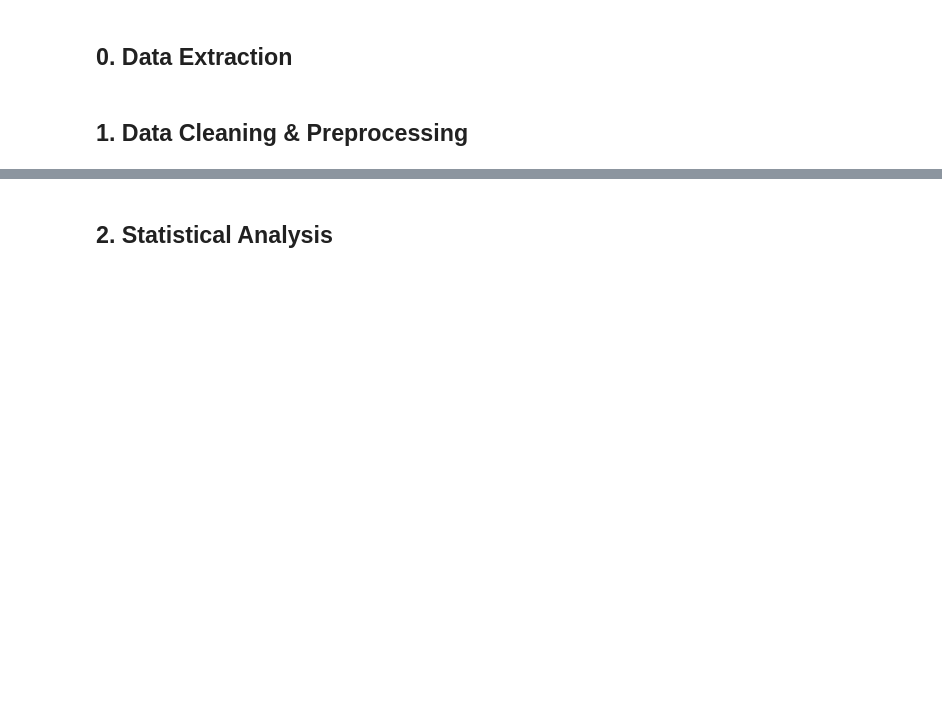
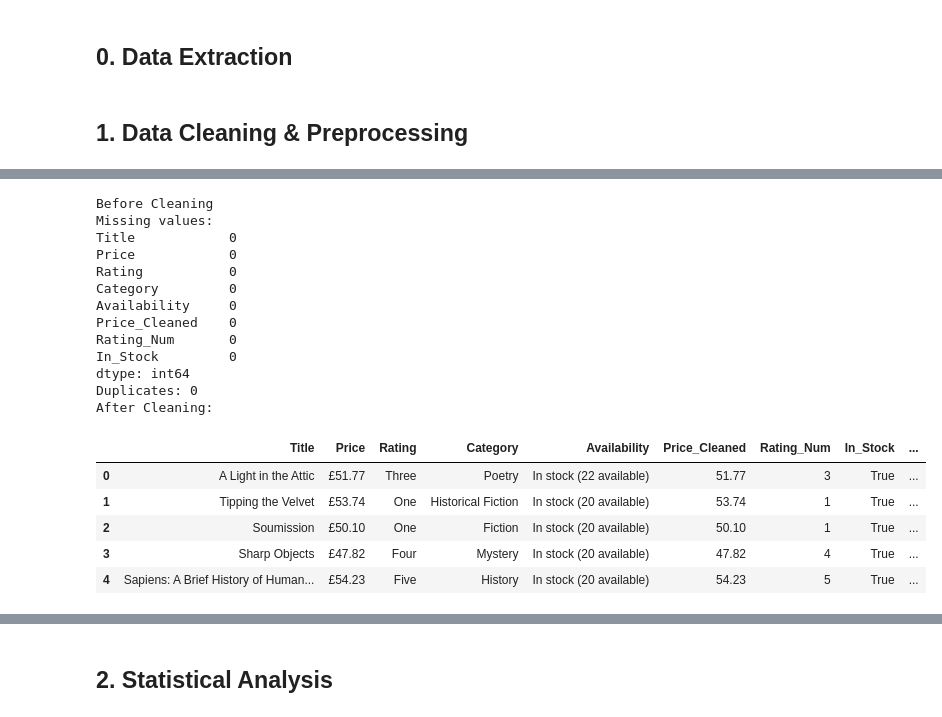
Before and after one commit to senavirathne/programming-for-data-science-coursework-2025-2, a Jupyter notebook: coursework_COMScDS252P-002/question2_ecommerce_analysis/ecommerce_analysis.ipynb, the cells around one changed output, grey strips where cells are left out. Drawn from its saved outputs; the diff is of its cells as text; code cells hidden in the pictures; blank space fills up the shorter version.

```diff
--- a/coursework_COMScDS252P-002/question2_ecommerce_analysis/ecommerce_analysis.ipynb
+++ b/coursework_COMScDS252P-002/question2_ecommerce_analysis/ecommerce_analysis.ipynb
@@ -61,28 +83,49 @@ def clean_availability(avail_str):
 # %%
 # Apply Cleaning
 df['Price_Cleaned'] = df['Price'].apply(clean_price)
 df['Rating_Num'] = df['Rating'].apply(clean_rating)
 df['In_Stock'] = df['Availability'].apply(clean_availability)
 
 # Check for nulls and duplicates
+print('Before Cleaning')
 print(f"Missing values:\n{df.isnull().sum()}")
 print(f"Duplicates: {df.duplicated().sum()}")
 
 # Drop duplicates if any
 df = df.drop_duplicates()
 
 # Derive Price Category
 def categorize_price(price):
     if price < 20:
         return 'Budget'
     elif 20 <= price <= 40:
         return 'Mid-range'
     else:
         return 'Premium'
 
 df['Price_Category'] = df['Price_Cleaned'].apply(categorize_price)
-
-display(df.head())
+print('After Cleaning:')
+df.head()
+# %% [output]
+Before Cleaning
+Missing values:
+Title            0
+Price            0
+Rating           0
+Category         0
+Availability     0
+Price_Cleaned    0
+Rating_Num       0
+In_Stock         0
+dtype: int64
+Duplicates: 0
+After Cleaning:
+|  | Title | Price | Rating | Category | Availability | Price_Cleaned | Rating_Num | In_Stock | ... |
+| 0 | A Light in the Attic | £51.77 | Three | Poetry | In stock (22 available) | 51.77 | 3 | True | ... |
+| 1 | Tipping the Velvet | £53.74 | One | Historical Fiction | In stock (20 available) | 53.74 | 1 | True | ... |
+| 2 | Soumission | £50.10 | One | Fiction | In stock (20 available) | 50.10 | 1 | True | ... |
+| 3 | Sharp Objects | £47.82 | Four | Mystery | In stock (20 available) | 47.82 | 4 | True | ... |
+| 4 | Sapiens: A Brief History of Human... | £54.23 | Five | History | In stock (20 available) | 54.23 | 5 | True | ... |
 # %%
 # Save cleaned data
 df.to_csv('books_cleaned.csv', index=False)
```
Also changed, not shown: parts of 18 cells of this notebook, 13 other files.
